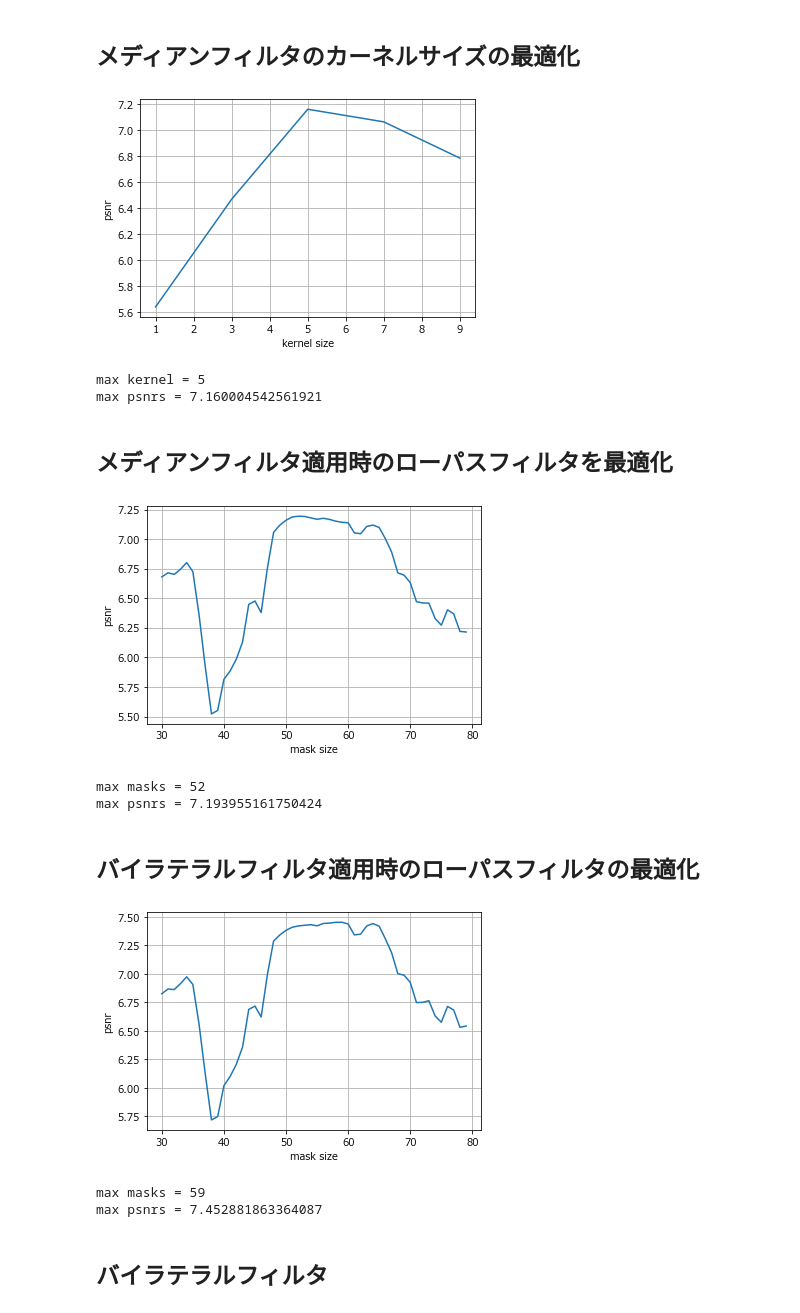
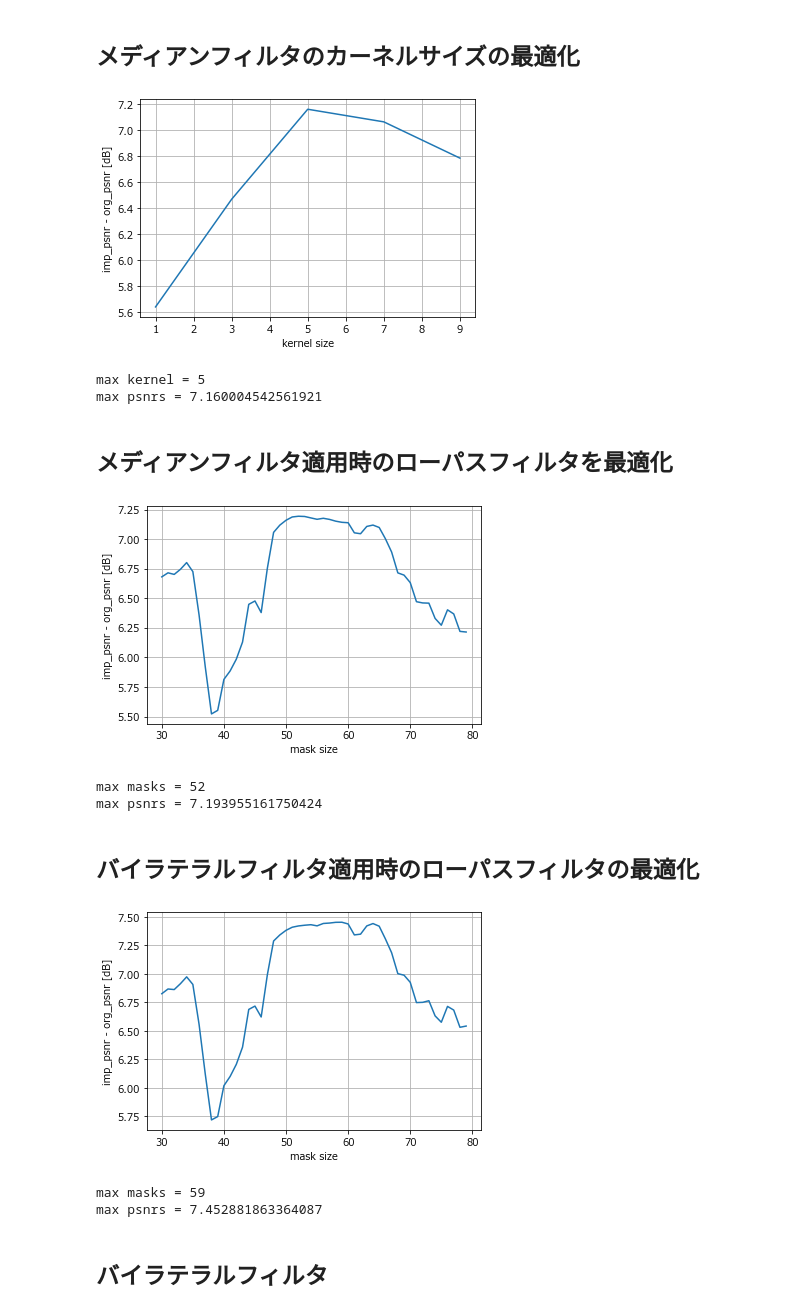
Before and after one commit to hal1127/engineering_design_ryukyu, a Jupyter notebook: prod/main.ipynb, the cells around one changed output. Cells and saved outputs as stored; diff of their text form; code cells hidden in the pictures.

```diff
--- a/prod/main.ipynb
+++ b/prod/main.ipynb
@@ -195,35 +195,35 @@ plotImg(noise, dst2, org, plt)
 import cv2
 import numpy as np
 import matplotlib.pyplot as plt
 from functools import reduce
 
 # 入力画像を読み込み
 noise = cv2.imread("(ED15).bmp", 0)
 org = cv2.imread("road.bmp", 0)
 
 kernel = []
 psnrs = []
 
 for k in range(1, 10, 2):
   dst1 = lowpassFilter(noise, 50)
 
   dst2 = cv2.medianBlur(dst1, k)
 
   # print("mask =", m)
   psnrs.append(plotImg(noise, dst2, org, plt, True, True))
   kernel.append(k)
 
 plt.plot(kernel, psnrs)
 plt.grid(":")
 plt.xlabel("kernel size")
-plt.ylabel("psnr")
+plt.ylabel("imp_psnr - org_psnr [dB]")
 plt.show()
 
 maxi = reduce(lambda a, b: a if psnrs[a] > psnrs[b] else b, range(len(psnrs)))
 print("max kernel =", kernel[maxi])
 print("max psnrs =", psnrs[maxi])
 # %% [output]
-[figure, old version]
+[figure, new version]
 max kernel = 5
 max psnrs = 7.160004542561921
 # %% [markdown]
@@ -254,14 +254,14 @@ for m in range(30, 80, 1):
 plt.plot(masks, psnrs)
 plt.grid(":")
 plt.xlabel("mask size")
-plt.ylabel("psnr")
+plt.ylabel("imp_psnr - org_psnr [dB]")
 plt.show()
 
 maxi = reduce(lambda a, b: a if psnrs[a] > psnrs[b] else b, range(len(psnrs)))
 print("max masks =", masks[maxi])
 print("max psnrs =", psnrs[maxi])
 # %% [output]
-[figure, old version]
+[figure, new version]
 max masks = 52
 max psnrs = 7.193955161750424
 # %% [markdown]
@@ -292,14 +292,14 @@ for m in range(30, 80, 1):
 plt.plot(masks, psnrs)
 plt.grid(":")
 plt.xlabel("mask size")
-plt.ylabel("psnr")
+plt.ylabel("imp_psnr - org_psnr [dB]")
 plt.show()
 
 maxi = reduce(lambda a, b: a if psnrs[a] > psnrs[b] else b, range(len(psnrs)))
 print("max masks =", masks[maxi])
 print("max psnrs =", psnrs[maxi])
 # %% [output]
-[figure, old version]
+[figure, new version]
 max masks = 59
 max psnrs = 7.452881863364087
 # %% [markdown]
```
Also changed, not shown: parts of 1 cell of this notebook, 5 other files.
